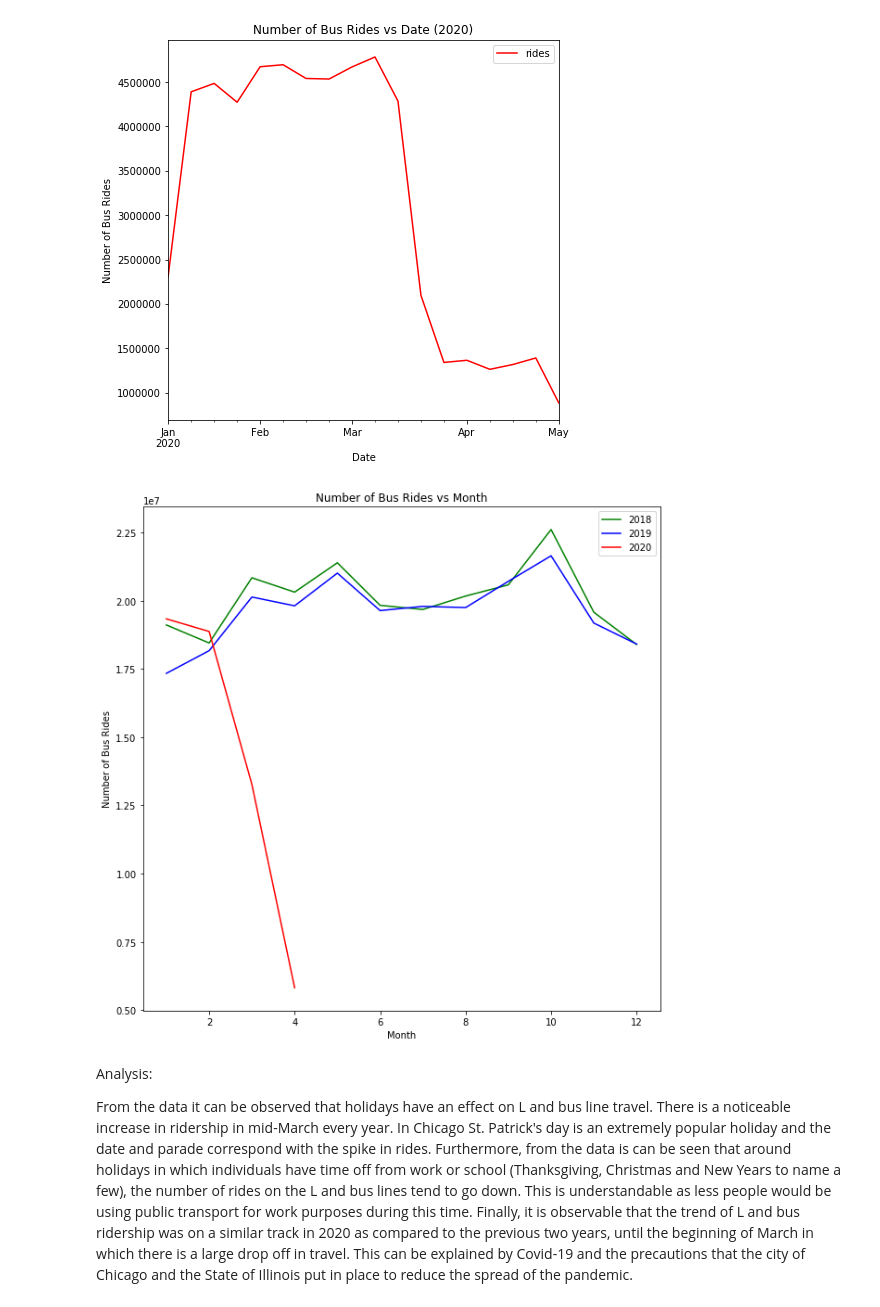
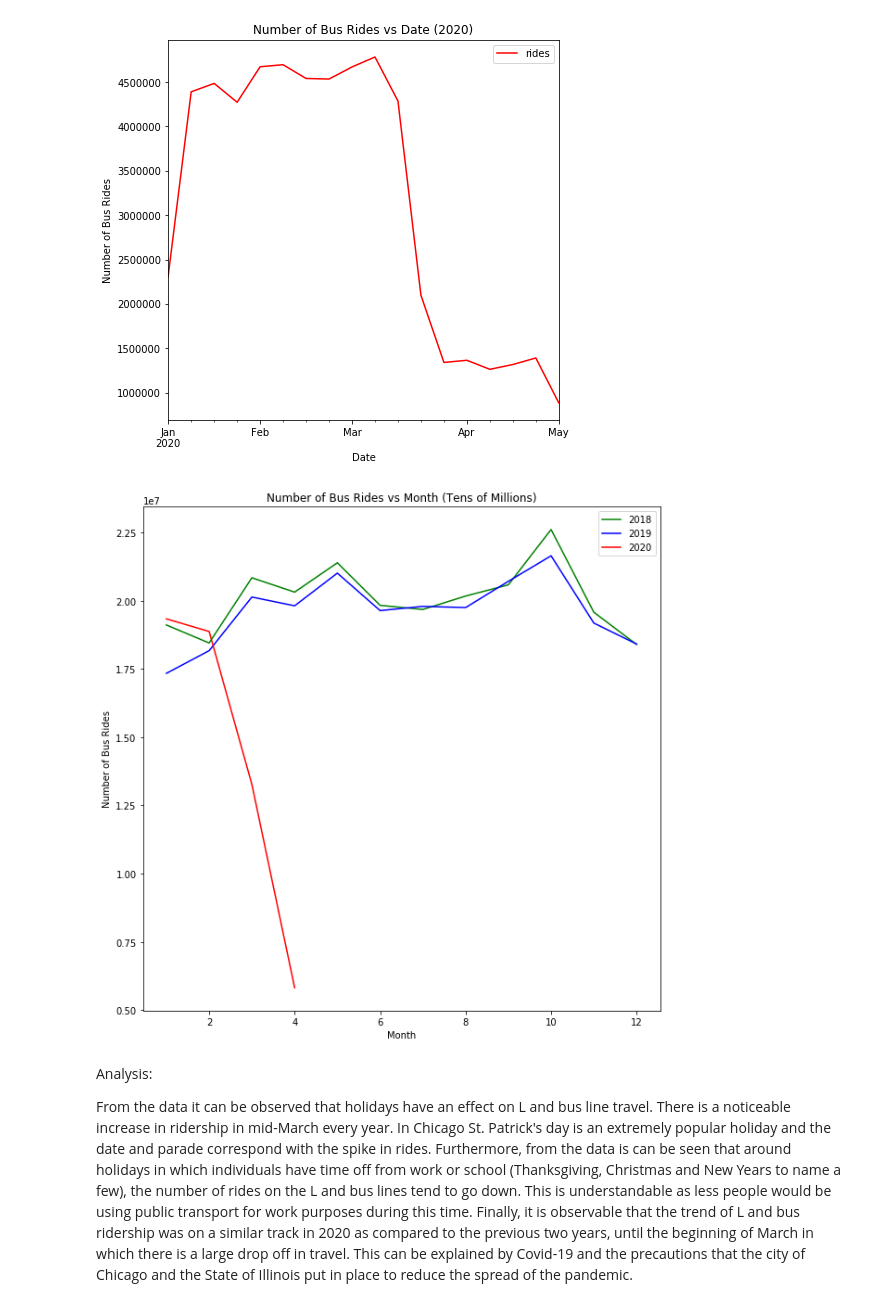
Before and after one commit to cdfencing/Project-I, a Jupyter notebook: Seasonal_Analysis/Bus_and_L_year_overview.ipynb, the cells around one changed output. Drawn from its saved outputs; the diff is of its cells as text; code cells hidden in the pictures.

```diff
--- a/Bus_and_L_lineplots.ipynb
+++ b/Seasonal_Analysis/Bus_and_L_year_overview.ipynb
@@ -71,5 +71,5 @@ plt.savefig("Plots/'Number of L rides ", bbox_inches='tight')
 # %%
-bus_data = pd.read_csv("Data/bus_ridership_daily.csv", low_memory = False)
+bus_data = pd.read_csv("../Data/bus_ridership_daily.csv", low_memory = False)
 
 bus_data['date'] = pd.to_datetime(bus_data['date'], infer_datetime_format=True)
 bus_data.head()
@@ -121,18 +121,18 @@ df.index = pd.to_datetime(df.date)
 # %%
 pv = pd.pivot_table(df, index=df.index.month, columns=df.index.year,
                     values='rides', aggfunc='sum')
 
 
 
 color = ["green", "blue", "red"]
 pv[[2018, 2019, 2020]].plot(color=color, figsize=(10,10))
 plt.xlabel('Month')
 plt.ylabel('Number of Bus Rides')
 plt.legend(title=None)
-plt.title('Number of Bus Rides vs Month')
+plt.title('Number of Bus Rides vs Month (Tens of Millions)')
 plt.savefig("Plots/'Number of Bus rides ", bbox_inches='tight')
 # %% [output]
-[figure, old version]
+[figure, new version]
 # %% [markdown]
 Analysis:
 
```
Also changed, not shown: parts of 2 cells of this notebook, 28 other files.
